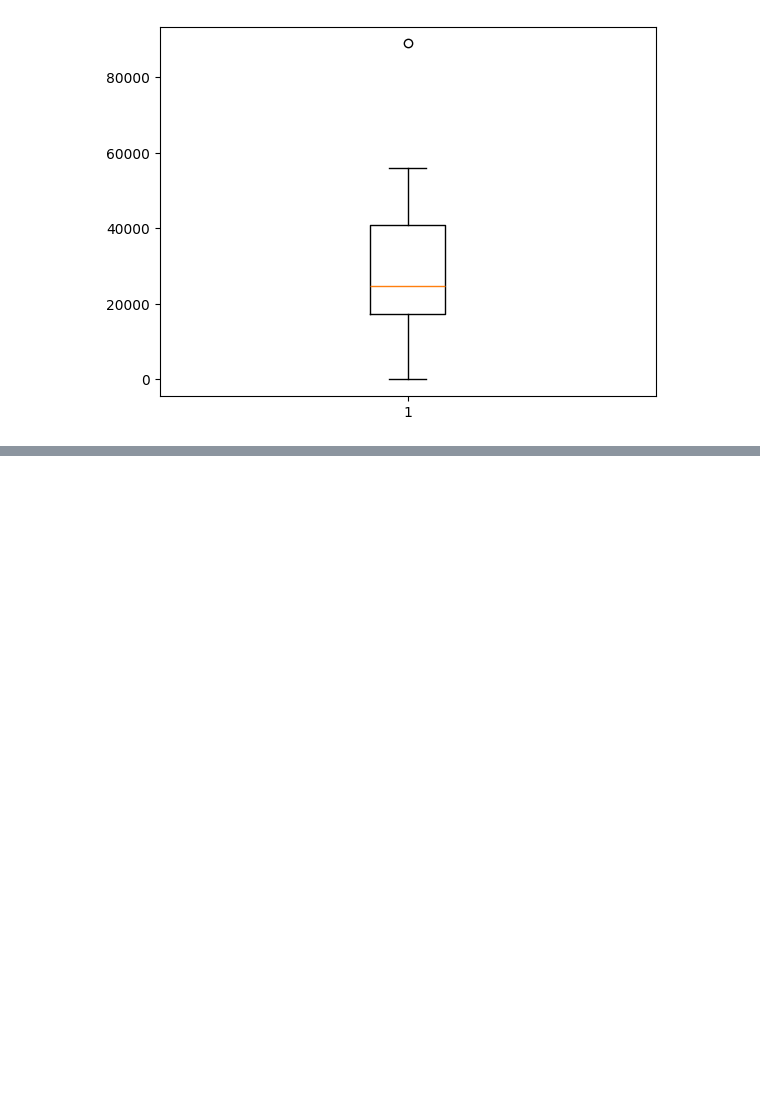
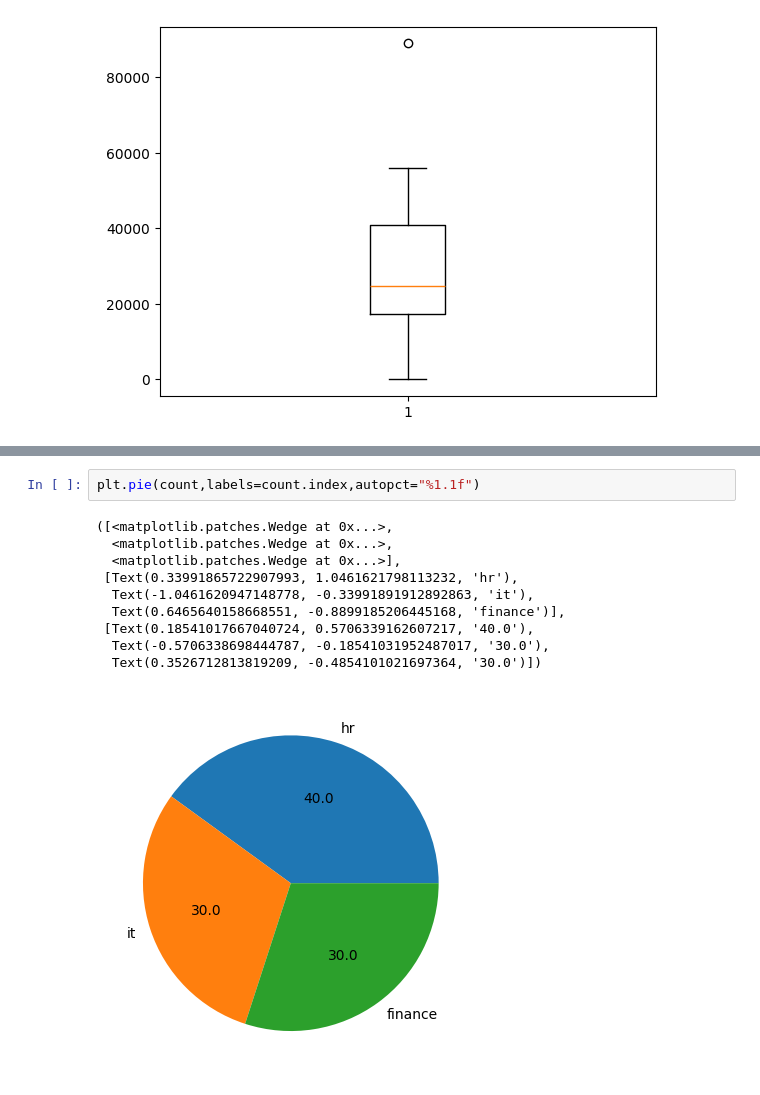
Before and after one commit to ENUKOLUnaga/python_programs1, a Jupyter notebook: matplot/Practice_matplot.ipynb, the cells around one changed output, grey strips where cells are left out. Drawn from its saved outputs; the diff is of its cells as text; blank space fills up the shorter version.

```diff
--- a/matplot/Practice_matplot.ipynb
+++ b/matplot/Practice_matplot.ipynb
@@ -95,0 +175,13 @@ plt.boxplot(df['salary'])
+# %%
+plt.pie(count,labels=count.index,autopct="%1.1f")
+# %% [output]
+([<matplotlib.patches.Wedge at 0x...>,
+  <matplotlib.patches.Wedge at 0x...>,
+  <matplotlib.patches.Wedge at 0x...>],
+ [Text(0.33991865722907993, 1.0461621798113232, 'hr'),
+  Text(-1.0461620947148778, -0.33991891912892863, 'it'),
+  Text(0.6465640158668551, -0.8899185206445168, 'finance')],
+ [Text(0.18541017667040724, 0.5706339162607217, '40.0'),
+  Text(-0.5706338698444787, -0.18541031952487017, '30.0'),
+  Text(0.3526712813819209, -0.4854101021697364, '30.0')])
+[figure, added]
```
Also changed, not shown: parts of 46 cells of this notebook, 5 other files.
